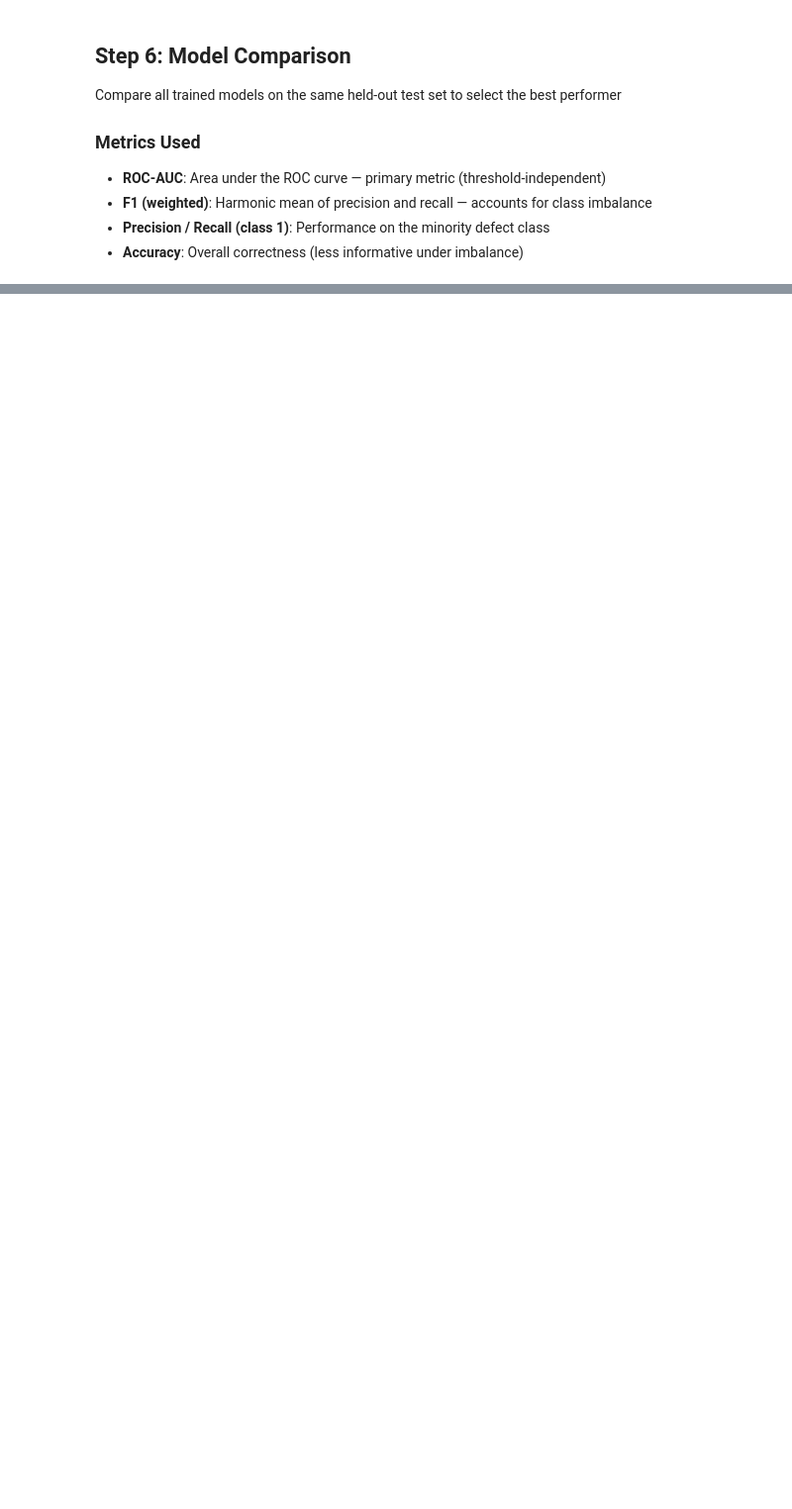
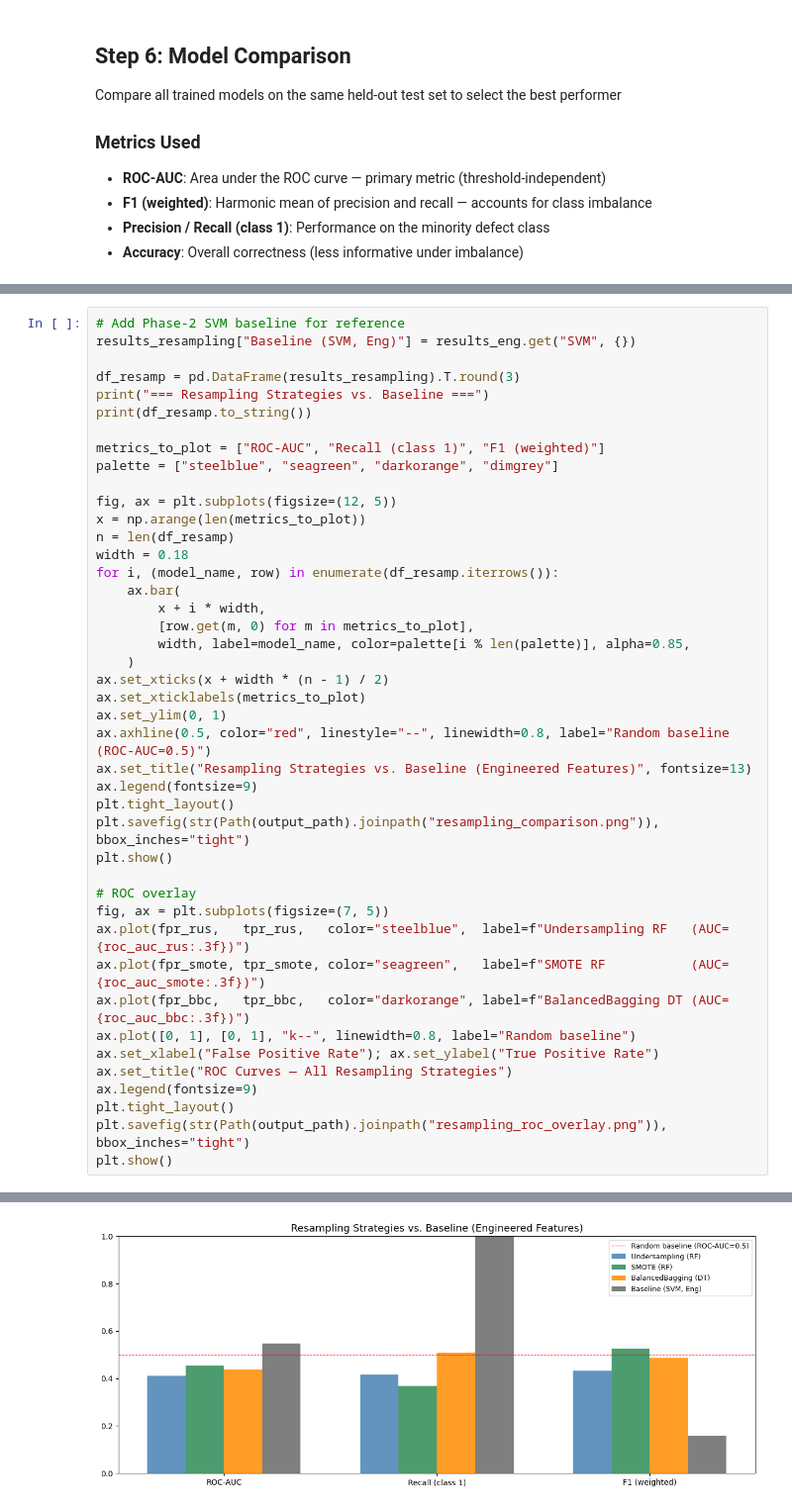
Before and after one commit to SamVanini/Software-defects-data-analysis, a Jupyter notebook: notebooks/data_workflow.ipynb, the cells around one changed output, grey strips where cells are left out. Shown at 99% size. Drawn from its saved outputs; the diff is of its cells as text; blank space fills up the shorter version.

```diff
--- a/notebooks/data_workflow.ipynb
+++ b/notebooks/data_workflow.ipynb
@@ -1734,0 +2027,44 @@ Best model (engineered features):  SVM  (ROC-AUC: 0.548)
+# %%
+# Add Phase-2 SVM baseline for reference
+results_resampling["Baseline (SVM, Eng)"] = results_eng.get("SVM", {})
+
+df_resamp = pd.DataFrame(results_resampling).T.round(3)
+print("=== Resampling Strategies vs. Baseline ===")
+print(df_resamp.to_string())
+
+metrics_to_plot = ["ROC-AUC", "Recall (class 1)", "F1 (weighted)"]
+palette = ["steelblue", "seagreen", "darkorange", "dimgrey"]
+
+fig, ax = plt.subplots(figsize=(12, 5))
+x = np.arange(len(metrics_to_plot))
+n = len(df_resamp)
+width = 0.18
+for i, (model_name, row) in enumerate(df_resamp.iterrows()):
+    ax.bar(
+        x + i * width,
+        [row.get(m, 0) for m in metrics_to_plot],
+        width, label=model_name, color=palette[i % len(palette)], alpha=0.85,
+    )
+ax.set_xticks(x + width * (n - 1) / 2)
+ax.set_xticklabels(metrics_to_plot)
+ax.set_ylim(0, 1)
+ax.axhline(0.5, color="red", linestyle="--", linewidth=0.8, label="Random baseline (ROC-AUC=0.5)")
+ax.set_title("Resampling Strategies vs. Baseline (Engineered Features)", fontsize=13)
+ax.legend(fontsize=9)
+plt.tight_layout()
+plt.savefig(str(Path(output_path).joinpath("resampling_comparison.png")), bbox_inches="tight")
+plt.show()
+
+# ROC overlay
+fig, ax = plt.subplots(figsize=(7, 5))
+ax.plot(fpr_rus,   tpr_rus,   color="steelblue",  label=f"Undersampling RF   (AUC={roc_auc_rus:.3f})")
+ax.plot(fpr_smote, tpr_smote, color="seagreen",   label=f"SMOTE RF           (AUC={roc_auc_smote:.3f})")
+ax.plot(fpr_bbc,   tpr_bbc,   color="darkorange", label=f"BalancedBagging DT (AUC={roc_auc_bbc:.3f})")
+ax.plot([0, 1], [0, 1], "k--", linewidth=0.8, label="Random baseline")
+ax.set_xlabel("False Positive Rate"); ax.set_ylabel("True Positive Rate")
+ax.set_title("ROC Curves — All Resampling Strategies")
+ax.legend(fontsize=9)
+plt.tight_layout()
+plt.savefig(str(Path(output_path).joinpath("resampling_roc_overlay.png")), bbox_inches="tight")
+plt.show()
+# %% [output]
@@ -1734,0 +2077 @@ Best model (engineered features):  SVM  (ROC-AUC: 0.548)
+[figure, added]
```
Also changed, not shown: parts of 16 cells of this notebook, 8 other files.
